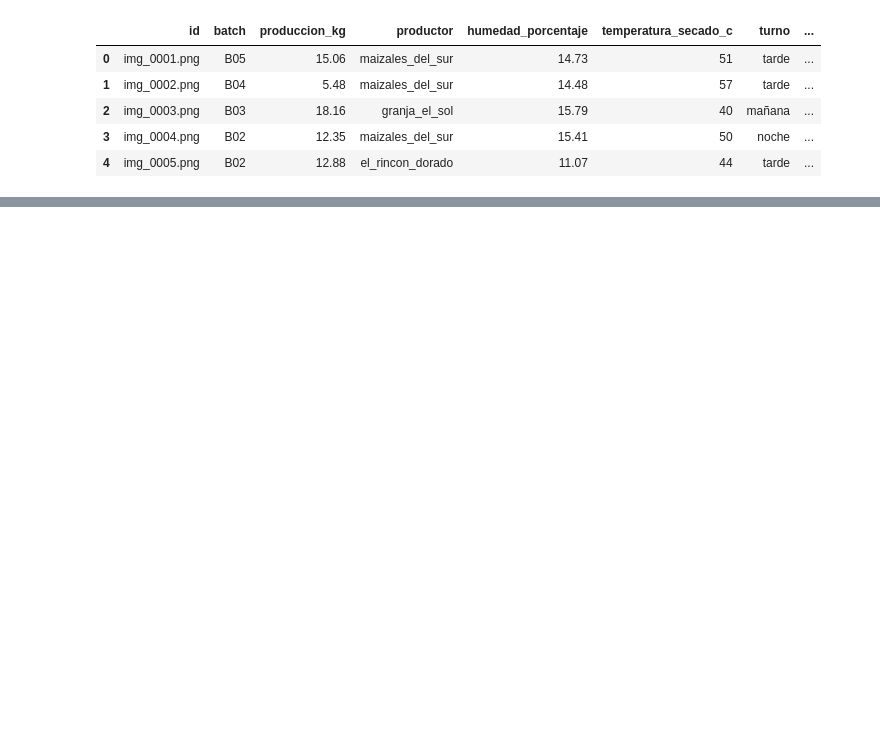
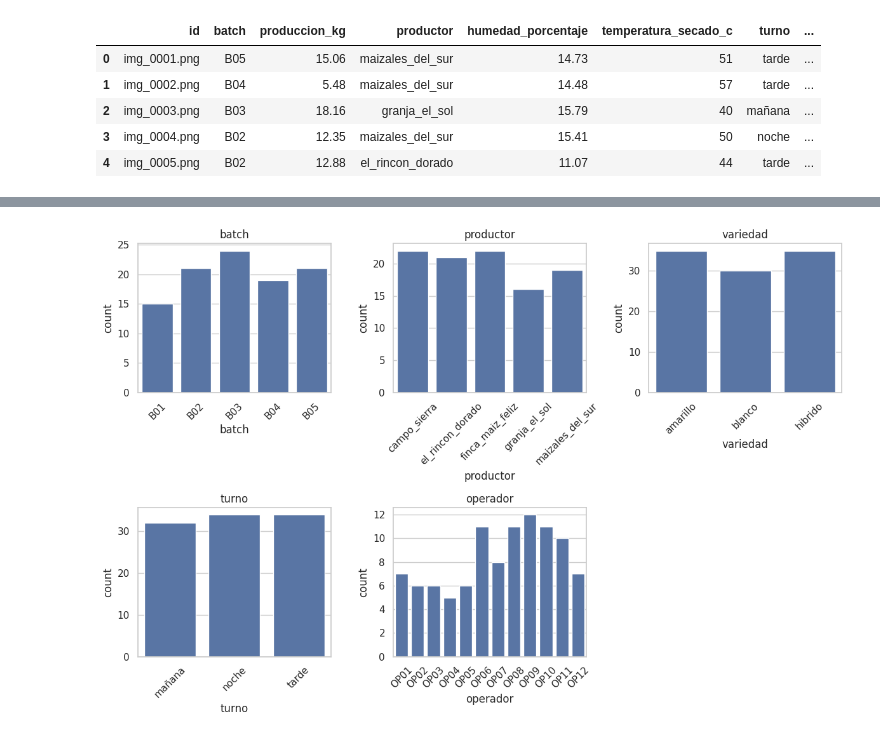
Before and after one commit to fcMeade1/maiz_vistrosidad, a Jupyter notebook: notebooks/analisis_maiz_fcm.ipynb, the cells around one changed output, grey strips where cells are left out. Drawn from its saved outputs; the diff is of its cells as text; code cells hidden in the pictures; blank space fills up the shorter version.

```diff
--- a/notebooks/analisis_maiz_fcm.ipynb
+++ b/notebooks/analisis_maiz_fcm.ipynb
@@ -39,0 +195,25 @@ df.head()
+# %%
+def panel_categoricas(df):
+
+    n = len(cat_cols)
+
+    cols = 3
+    rows = (n + cols - 1) // cols
+
+    fig, axes = plt.subplots(rows, cols, figsize=(12, 4*rows))
+    axes = axes.flatten()
+
+    for ax, col in zip(axes, cat_cols):
+        sns.countplot(x=df[col], ax=ax)
+        ax.set_title(col)
+        ax.tick_params(axis="x", rotation=45)
+
+    for ax in axes[n:]:
+        ax.set_visible(False)
+
+    plt.tight_layout()
+    plt.show()
+
+panel_categoricas(df)
+# %% [output]
+[figure, added]
```
Also changed, not shown: parts of 17 cells of this notebook.
